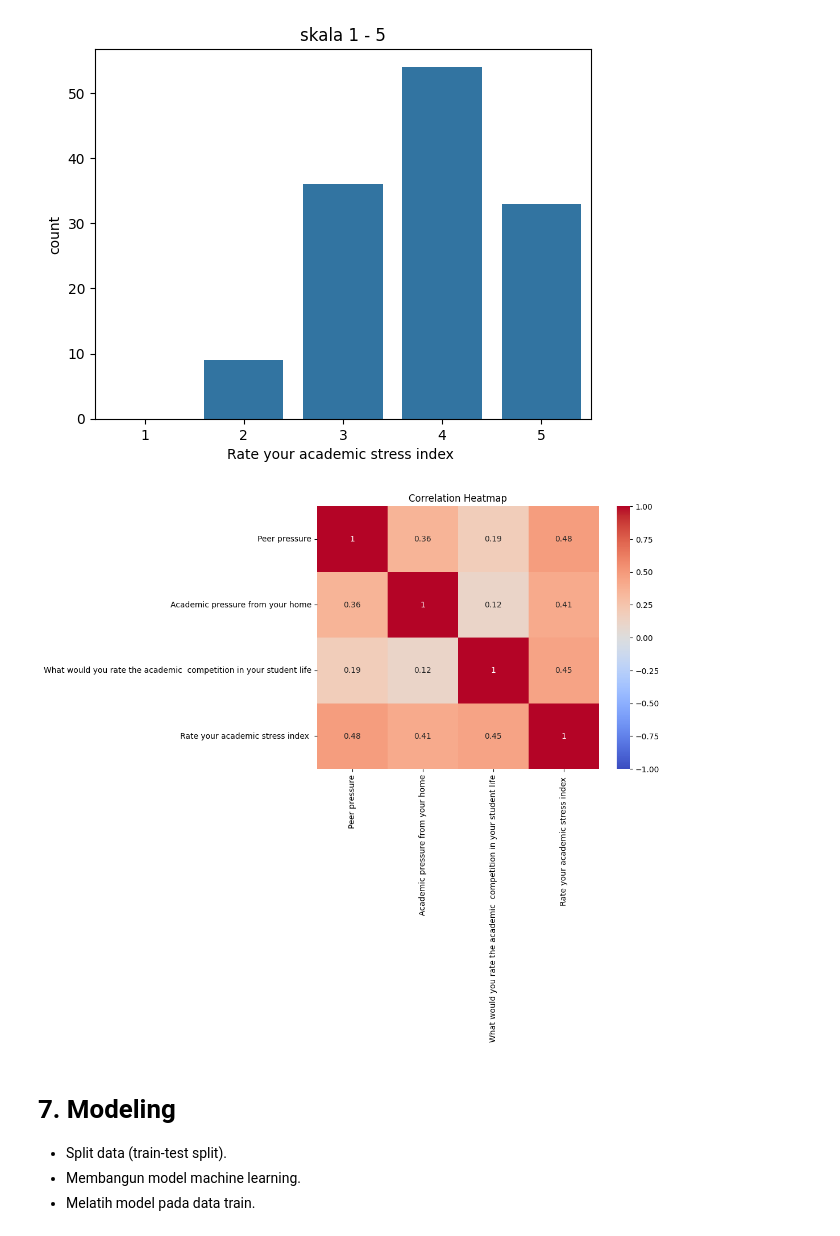
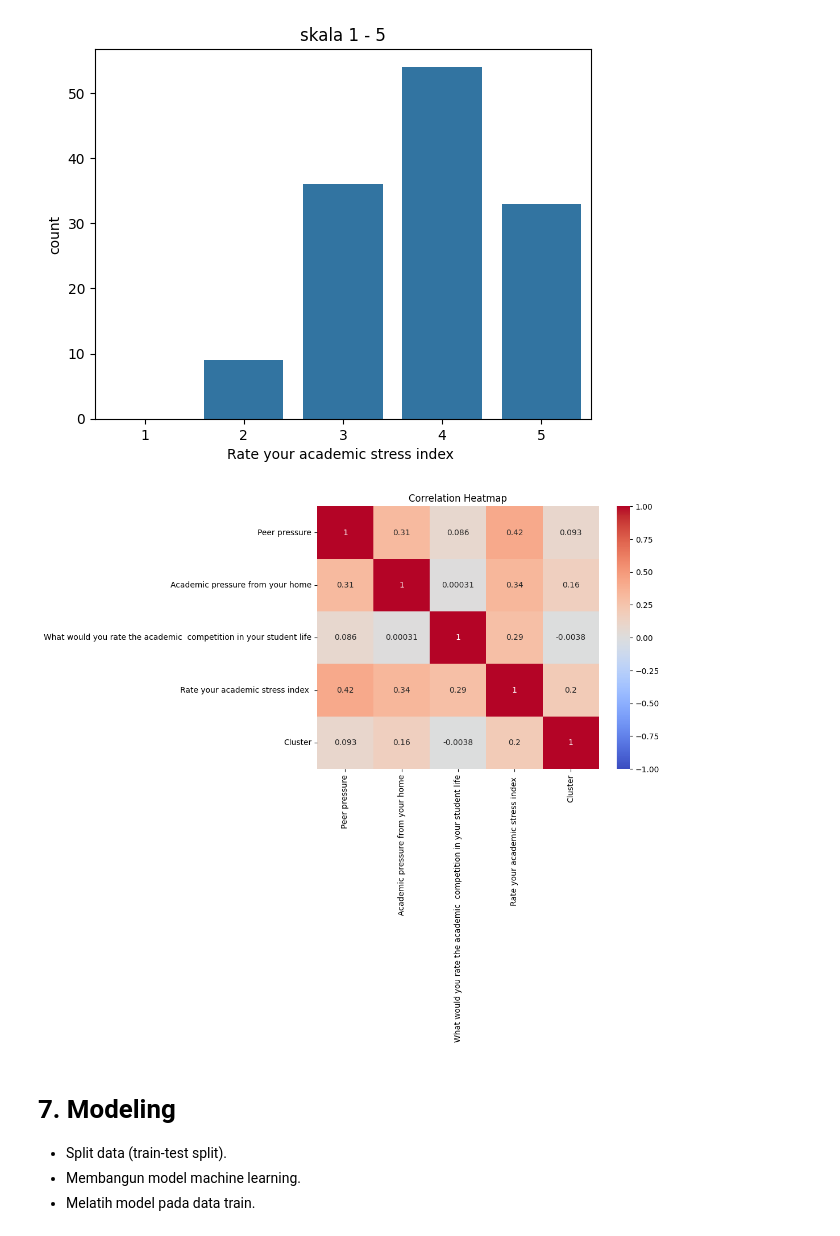
Before and after one commit to zaki903/Academic-Stress-Analisys, a Jupyter notebook: notebook.ipynb, the cells around one changed output. Saved outputs shown, nothing was run; the diff lists cells and outputs as text; code cells hidden in the pictures.

Commit message:
penambahan cluster

```diff
--- a/notebook.ipynb
+++ b/notebook.ipynb
@@ -212,0 +236,24 @@ df_encoded
+# %%
+# Menentukan jumalah cluster optimal (mentode elbow)
+
+# Hitung WCSS untuk menentukan K optimal
+wcss = []
+# coba dari 1 sampai 10 cluster
+for i in range(1,11):
+    # Inisialisasi model K-Means
+    kmeans = KMeans(n_clusters=i, init='k-means++', random_state=42, n_init=10)
+
+    # Latih model
+    kmeans.fit(df_scaled)
+
+    # simpan nilai WCSS
+    wcss.append(kmeans.inertia_)
+
+# Visualisasi Elbow Method
+plt.figure(figsize=(10,5))
+plt.plot(range(1,11), wcss, marker="o", linestyle='--')
+plt.title("Metode Elbow untuk K optimal")
+plt.xlabel("Jumlah Cluster (K)")
+plt.ylabel("WCSS")
+plt.grid(True)
+plt.show()
@@ -212,0 +262,16 @@ df_encoded
+# %%
+optimal_k = 3
+
+# inisialisasi odel K-Means dengan K optimal
+kmeans = KMeans(n_clusters=optimal_k, init='k-means++', random_state=42, n_init=10)
+
+# Latih model dan prediksi cluster
+cluster_labels = kmeans.fit_predict(df_scaled)
+
+# Tambahkan label cluster ke Dataframe asli(data sebelum encoding/scaling)
+df_clustered = df_no_outliers.copy()
+df_clustered['Cluster'] = cluster_labels
+
+print("Distribusi DAta per cluster:")
+print(df_clustered['Cluster'].value_counts())
+print(df_clustered.head())
@@ -252,15 +374,15 @@ for col in numeric_col:
 [figure]
 # %%
 # hitung korelasi antar kolom numerik
-corr = df.select_dtypes(include=['number']).corr()
+corr = df_clustered.select_dtypes(include=['number']).corr()
 
 # buat heatmap
 plt.figure(figsize=(8,6))
 sns.heatmap(corr, annot=True, cmap="coolwarm", vmin=-1, vmax=1)
 plt.title("Correlation Heatmap")
 plt.show()
 # %% [output]
-[figure, old version]
+[figure, new version]
 # %% [markdown]
 # 7. Modeling
 - Split data (train-test split).
```
Also changed, not shown: parts of 7 cells of this notebook.
